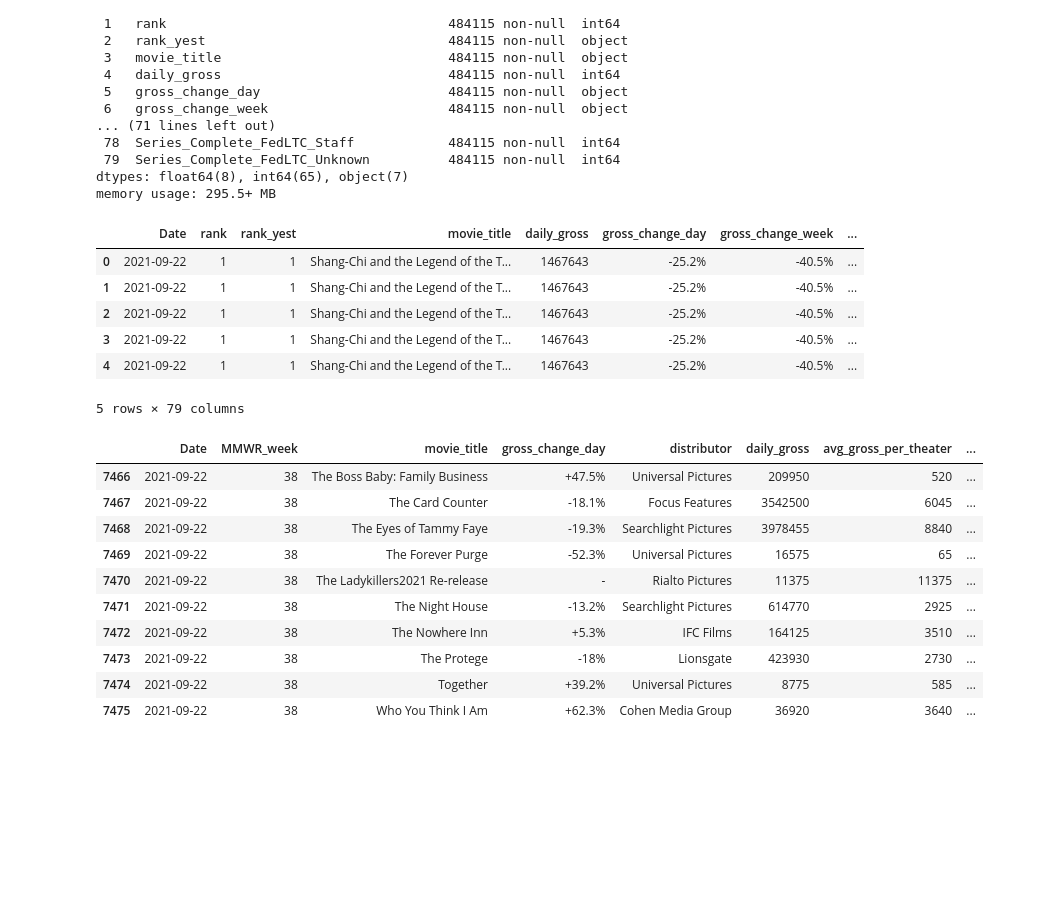
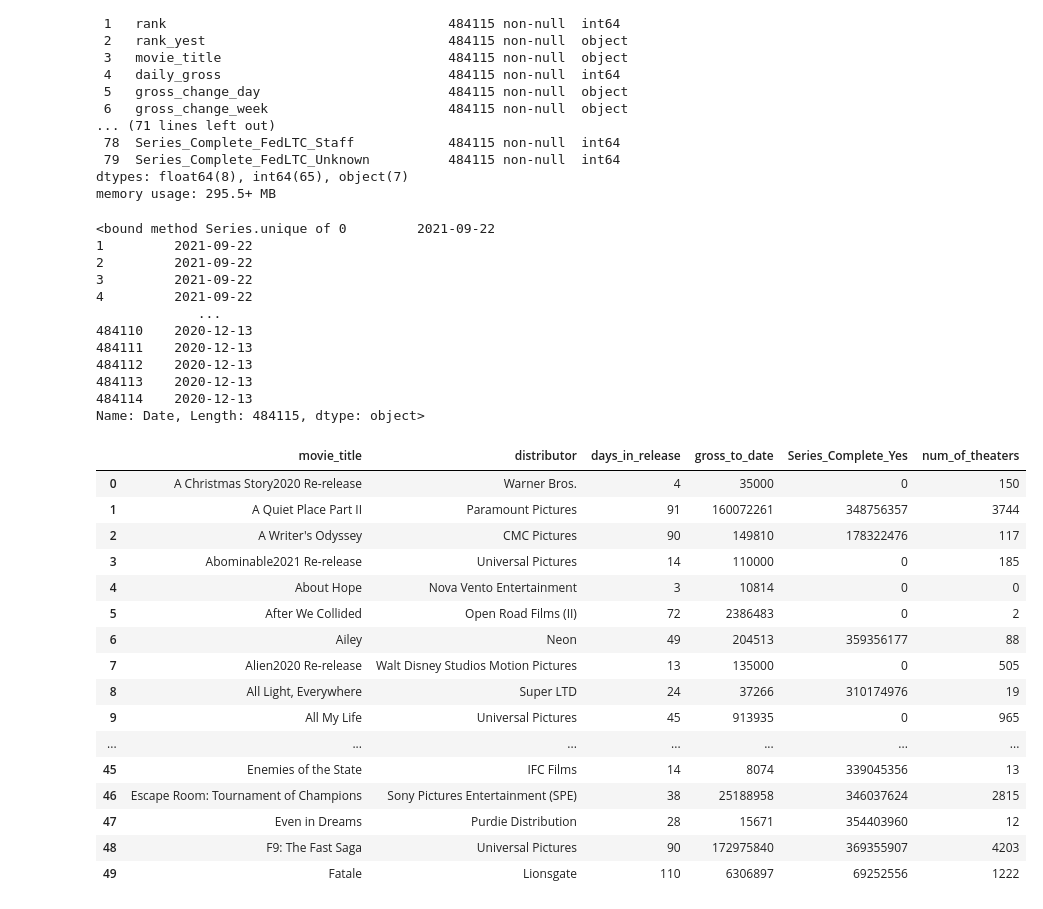
Before and after one commit to ajstake/Linear_Regression_Project, a Jupyter notebook: CDC_Movie_Data_Cleaning_and_Modeling.ipynb, the cells around one changed output. Cells and saved outputs as stored; diff of their text form; code cells hidden in the pictures; blank space fills up the shorter version.

```diff
--- a/CDC_Movie_Data_Cleaning_and_Modeling.ipynb
+++ b/CDC_Movie_Data_Cleaning_and_Modeling.ipynb
@@ -90,5 +90,5 @@ AttributeError: 'int' object has no attribute 'replace'
 # %%
 all_data['num_of_theaters'] =all_data.num_of_theaters.apply(money_to_int_null)
-all_data.info()
-all_data['days_in_release'] =all_data.days_in_release.astype(int)
-all_data.info()
+# all_data.info()
+# all_data['days_in_release'] =all_data.days_in_release.astype(int)
+# all_data.info()
@@ -117,28 +115,51 @@ dtypes: float64(8), int64(65), object(7)
 memory usage: 295.5+ MB
 # %%
 all_data_no_loc = all_data.drop(columns = 'Location')
-combined_vax = all_data_no_loc.groupby(['Date', 'MMWR_week', 'movie_title', 'daily_gross', 'gross_change_day', 'avg_gross_per_theater', 'days_in_release', 'distributor'], as_index=False)[['Date', 'daily_gross', 'gross_change_day', 'avg_gross_per_theater', 'days_in_release', 'distributor', 'Series_Complete_Yes', 'gross_to_date']].sum()
-all_data_no_loc.head()
+combined_vax = all_data_no_loc.loc[:, ['Date', 'MMWR_week', 'movie_title', 'distributor', 'days_in_release', 'daily_gross',
+                                       'num_of_theaters', 'avg_gross_per_theater',
+                                       'Series_Complete_Yes', 'Series_Complete_Pop_Pct',
+                                       'gross_to_date']]
+# all_data_no_loc.head(50)
+combined_vax.Date.unique
 # %% [output]
-|  | Date | rank | rank_yest | movie_title | daily_gross | gross_change_day | gross_change_week | ... |
-| 0 | 2021-09-22 | 1 | 1 | Shang-Chi and the Legend of the T... | 1467643 | -25.2% | -40.5% | ... |
-| 1 | 2021-09-22 | 1 | 1 | Shang-Chi and the Legend of the T... | 1467643 | -25.2% | -40.5% | ... |
-| 2 | 2021-09-22 | 1 | 1 | Shang-Chi and the Legend of the T... | 1467643 | -25.2% | -40.5% | ... |
-| 3 | 2021-09-22 | 1 | 1 | Shang-Chi and the Legend of the T... | 1467643 | -25.2% | -40.5% | ... |
-| 4 | 2021-09-22 | 1 | 1 | Shang-Chi and the Legend of the T... | 1467643 | -25.2% | -40.5% | ... |
-5 rows × 79 columns
+<bound method Series.unique of 0         2021-09-22
+1         2021-09-22
+2         2021-09-22
+3         2021-09-22
+4         2021-09-22
+             ...
+484110    2020-12-13
+484111    2020-12-13
+484112    2020-12-13
+484113    2020-12-13
+484114    2020-12-13
+Name: Date, Length: 484115, dtype: object>
 # %%
-combined_vax.tail(10)
+
+combined_vax = combined_vax.groupby(['movie_title', 'distributor', 'days_in_release',
+                                     'num_of_theaters', 'avg_gross_per_theater', 'gross_to_date'])['Series_Complete_Yes'].sum().reset_index()
+
+# Features = combined_vax.loc[:, ['Date','movie_title','distributor','days_in_release','num_of_theaters','avg_gross_per_theater']]
+# Target = combined_vax['gross_to_date']
+# X, X_test, y, y_test = train_test_split(Features, Target, test_size=.2, random_state=42)
+combined_vax = combined_vax.groupby([ 'movie_title', 'distributor'])['days_in_release', 'gross_to_date', 'Series_Complete_Yes','num_of_theaters'].max().reset_index()
+combined_vax.head(50)
 # %% [output]
-|  | Date | MMWR_week | movie_title | gross_change_day | distributor | daily_gross | avg_gross_per_theater | ... |
-| 7466 | 2021-09-22 | 38 | The Boss Baby: Family Business | +47.5% | Universal Pictures | 209950 | 520 | ... |
-| 7467 | 2021-09-22 | 38 | The Card Counter | -18.1% | Focus Features | 3542500 | 6045 | ... |
-| 7468 | 2021-09-22 | 38 | The Eyes of Tammy Faye | -19.3% | Searchlight Pictures | 3978455 | 8840 | ... |
-| 7469 | 2021-09-22 | 38 | The Forever Purge | -52.3% | Universal Pictures | 16575 | 65 | ... |
-| 7470 | 2021-09-22 | 38 | The Ladykillers2021 Re-release | - | Rialto Pictures | 11375 | 11375 | ... |
-| 7471 | 2021-09-22 | 38 | The Night House | -13.2% | Searchlight Pictures | 614770 | 2925 | ... |
-| 7472 | 2021-09-22 | 38 | The Nowhere Inn | +5.3% | IFC Films | 164125 | 3510 | ... |
-| 7473 | 2021-09-22 | 38 | The Protege | -18% | Lionsgate | 423930 | 2730 | ... |
-| 7474 | 2021-09-22 | 38 | Together | +39.2% | Universal Pictures | 8775 | 585 | ... |
-| 7475 | 2021-09-22 | 38 | Who You Think I Am | +62.3% | Cohen Media Group | 36920 | 3640 | ... |
+|  | movie_title | distributor | days_in_release | gross_to_date | Series_Complete_Yes | num_of_theaters |
+| 0 | A Christmas Story2020 Re-release | Warner Bros. | 4 | 35000 | 0 | 150 |
+| 1 | A Quiet Place Part II | Paramount Pictures | 91 | 160072261 | 348756357 | 3744 |
+| 2 | A Writer's Odyssey | CMC Pictures | 90 | 149810 | 178322476 | 117 |
+| 3 | Abominable2021 Re-release | Universal Pictures | 14 | 110000 | 0 | 185 |
+| 4 | About Hope | Nova Vento Entertainment | 3 | 10814 | 0 | 0 |
+| 5 | After We Collided | Open Road Films (II) | 72 | 2386483 | 0 | 2 |
+| 6 | Ailey | Neon | 49 | 204513 | 359356177 | 88 |
+| 7 | Alien2020 Re-release | Walt Disney Studios Motion Pictures | 13 | 135000 | 0 | 505 |
+| 8 | All Light, Everywhere | Super LTD | 24 | 37266 | 310174976 | 19 |
+| 9 | All My Life | Universal Pictures | 45 | 913935 | 0 | 965 |
+| ... | ... | ... | ... | ... | ... | ... |
+| 45 | Enemies of the State | IFC Films | 14 | 8074 | 339045356 | 13 |
+| 46 | Escape Room: Tournament of Champions | Sony Pictures Entertainment (SPE) | 38 | 25188958 | 346037624 | 2815 |
+| 47 | Even in Dreams | Purdie Distribution | 28 | 15671 | 354403960 | 12 |
+| 48 | F9: The Fast Saga | Universal Pictures | 90 | 172975840 | 369355907 | 4203 |
+| 49 | Fatale | Lionsgate | 110 | 6306897 | 69252556 | 1222 |
 # %%
```
Also changed, not shown: parts of 26 cells of this notebook, 1 other file.
